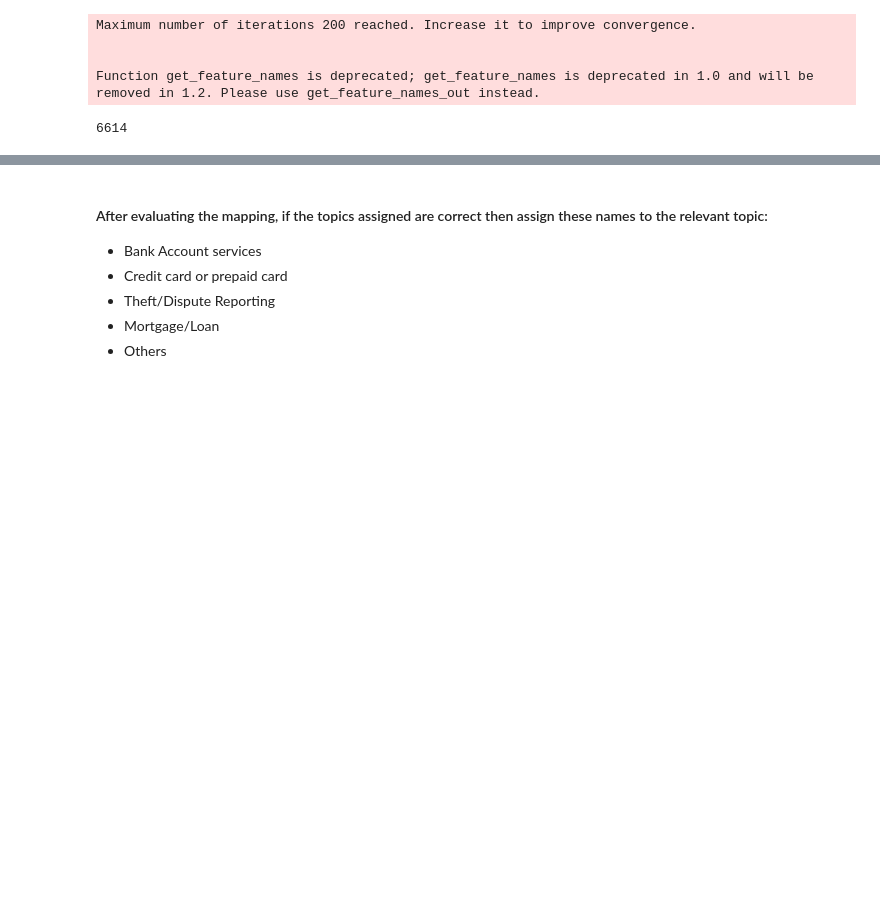
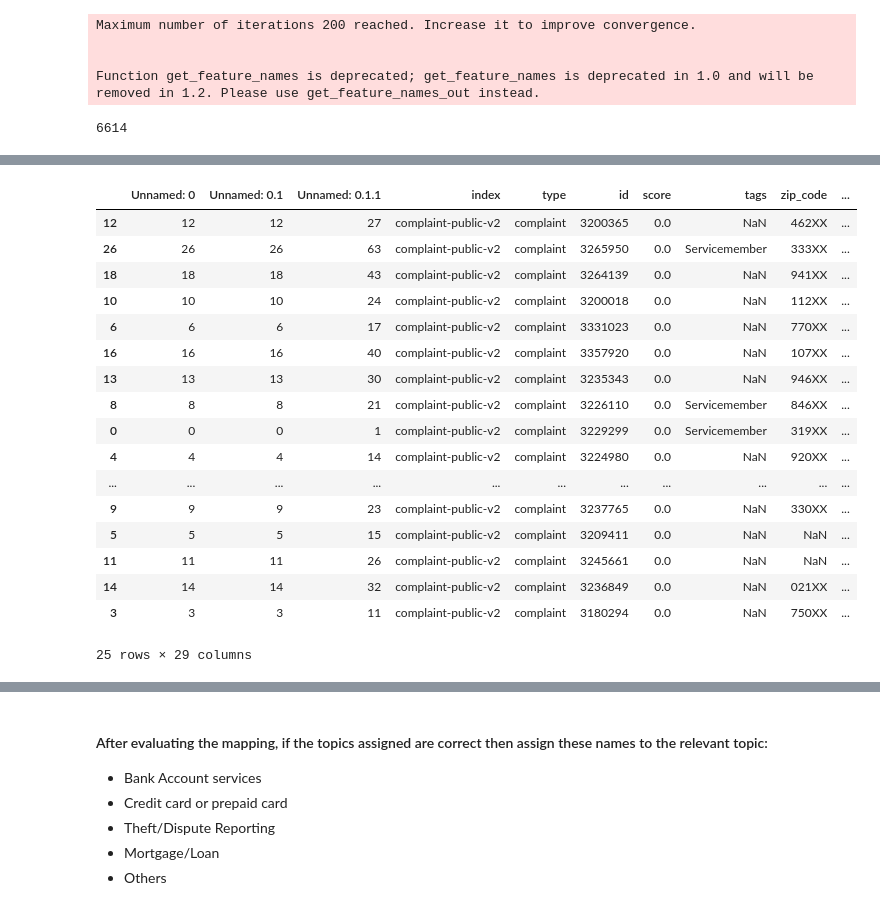
Before and after one commit to AxithChoudhary/Automatic_Ticket_Classification, a Jupyter notebook: Automatic_Ticket_Classification.ipynb, the cells around one changed output, grey strips where cells are left out. Drawn from its saved outputs; the diff is of its cells as text; code cells hidden in the pictures; blank space fills up the shorter version.

```diff
--- a/Automatic_Ticket_Classification.ipynb
+++ b/Automatic_Ticket_Classification.ipynb
@@ -689,0 +701,22 @@ topic_words
+# %%
+First5_comp=df_clean.groupby('Topic').head(5)
+First5_comp.sort_values('Topic')
+# %% [output]
+|  | Unnamed: 0 | Unnamed: 0.1 | Unnamed: 0.1.1 | index | type | id | score | tags | zip_code | ... |
+| 12 | 12 | 12 | 27 | complaint-public-v2 | complaint | 3200365 | 0.0 | NaN | 462XX | ... |
+| 26 | 26 | 26 | 63 | complaint-public-v2 | complaint | 3265950 | 0.0 | Servicemember | 333XX | ... |
+| 18 | 18 | 18 | 43 | complaint-public-v2 | complaint | 3264139 | 0.0 | NaN | 941XX | ... |
+| 10 | 10 | 10 | 24 | complaint-public-v2 | complaint | 3200018 | 0.0 | NaN | 112XX | ... |
+| 6 | 6 | 6 | 17 | complaint-public-v2 | complaint | 3331023 | 0.0 | NaN | 770XX | ... |
+| 16 | 16 | 16 | 40 | complaint-public-v2 | complaint | 3357920 | 0.0 | NaN | 107XX | ... |
+| 13 | 13 | 13 | 30 | complaint-public-v2 | complaint | 3235343 | 0.0 | NaN | 946XX | ... |
+| 8 | 8 | 8 | 21 | complaint-public-v2 | complaint | 3226110 | 0.0 | Servicemember | 846XX | ... |
+| 0 | 0 | 0 | 1 | complaint-public-v2 | complaint | 3229299 | 0.0 | Servicemember | 319XX | ... |
+| 4 | 4 | 4 | 14 | complaint-public-v2 | complaint | 3224980 | 0.0 | NaN | 920XX | ... |
+| ... | ... | ... | ... | ... | ... | ... | ... | ... | ... | ... |
+| 9 | 9 | 9 | 23 | complaint-public-v2 | complaint | 3237765 | 0.0 | NaN | 330XX | ... |
+| 5 | 5 | 5 | 15 | complaint-public-v2 | complaint | 3209411 | 0.0 | NaN | NaN | ... |
+| 11 | 11 | 11 | 26 | complaint-public-v2 | complaint | 3245661 | 0.0 | NaN | NaN | ... |
+| 14 | 14 | 14 | 32 | complaint-public-v2 | complaint | 3236849 | 0.0 | NaN | 021XX | ... |
+| 3 | 3 | 3 | 11 | complaint-public-v2 | complaint | 3180294 | 0.0 | NaN | 750XX | ... |
+25 rows × 29 columns
```
Also changed, not shown: parts of 21 cells of this notebook.
